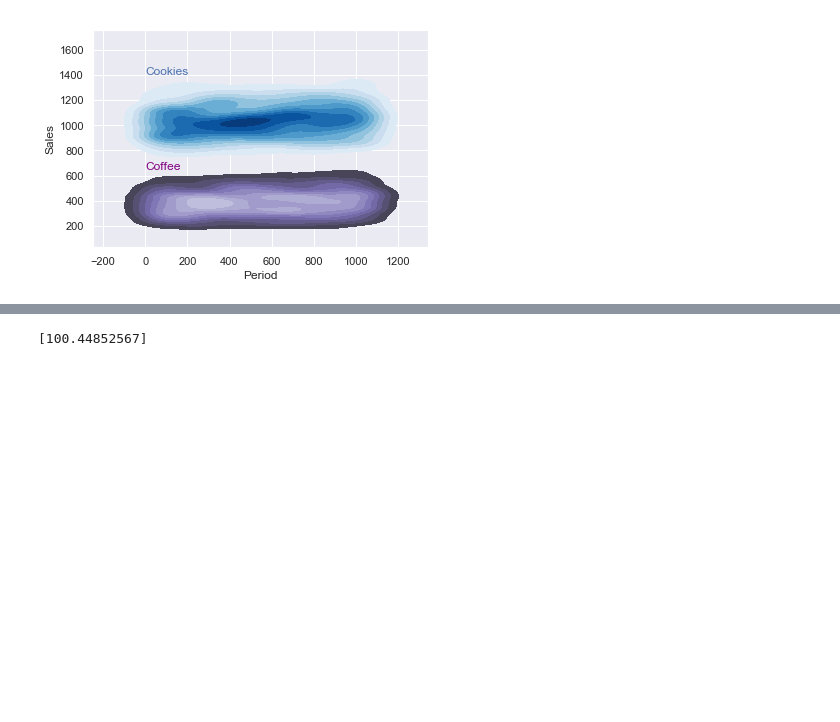
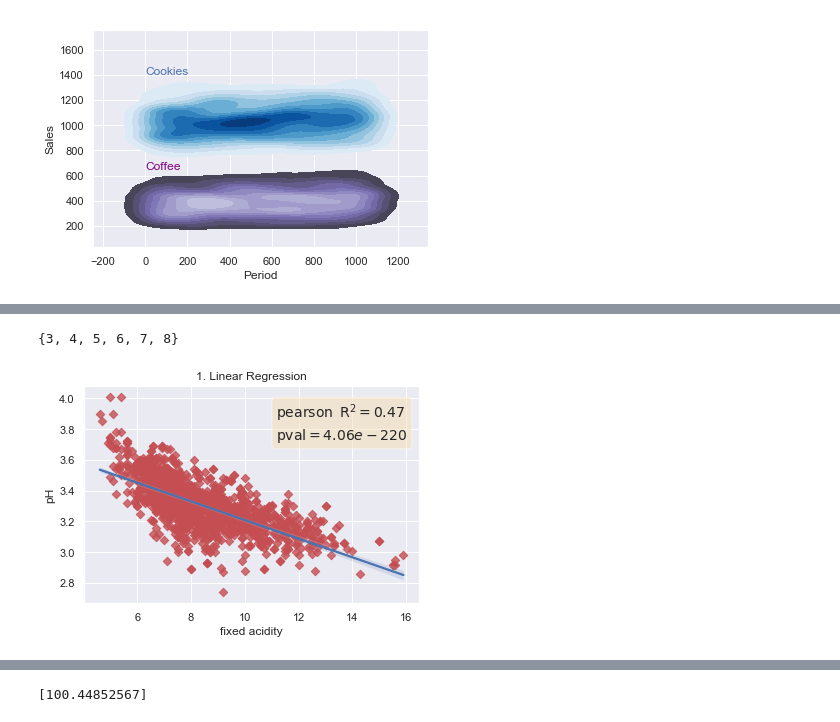
Before and after one commit to allaccountstaken/matplotlib, a Jupyter notebook: seaboard_workout.ipynb, the cells around one changed output, grey strips where cells are left out. Cells and saved outputs as stored; diff of their text form; code cells hidden in the pictures; blank space fills up the shorter version.

Commit message:
linear, 2-order, and logistic regplots

```diff
--- a/seaboard_workout.ipynb
+++ b/seaboard_workout.ipynb
@@ -310,0 +313,5 @@ plt.show()
+# %%
+wine_quality = pd.read_csv('winequality.csv', delimiter=';')
+quality_map = {3:'Low', 4:'Low', 5:'Med', 6:'Med', 7:'High', 8:'High'}
+wine_quality['Quality'] = wine_quality['quality'].map(quality_map)
+wine_quality.head()
@@ -310,0 +327,20 @@ plt.show()
+# %%
+set(wine_quality.quality)
+# %% [output]
+{3, 4, 5, 6, 7, 8}
+# %%
+from scipy.stats import pearsonr
+R, p = pearsonr(wine_quality['fixed acidity'], wine_quality.pH)
+
+g1 = sns.regplot(x='fixed acidity', y='pH', data=wine_quality,
+                truncate=True, ci=99, marker='D', scatter_kws={'color': 'r'})
+
+textstr = '$\mathrm{pearson}\hspace{0.5}\mathrm{R}^2=%.2f$\n$\mathrm{pval}=%.2e$' % (R**2, p)
+
+props = dict(boxstyle='round', facecolor='wheat', alpha=0.5)
+
+g1.text(0.55, 0.95, textstr, transform=ax.transAxes, fontsize=14, va='top', bbox=props)
+plt.title('1. Linear Regression')
+plt.show()
+# %% [output]
+[figure, added]
```
Also changed, not shown: parts of 5 cells of this notebook.
